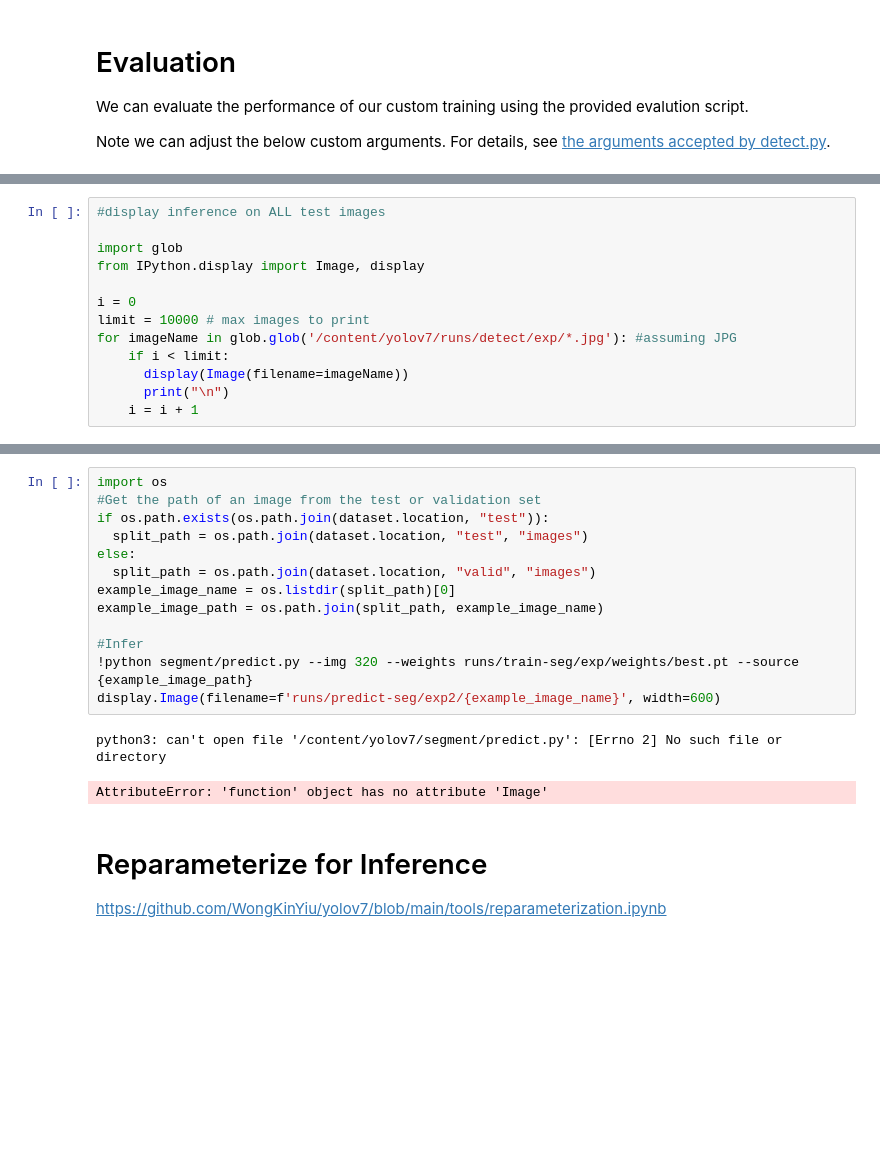
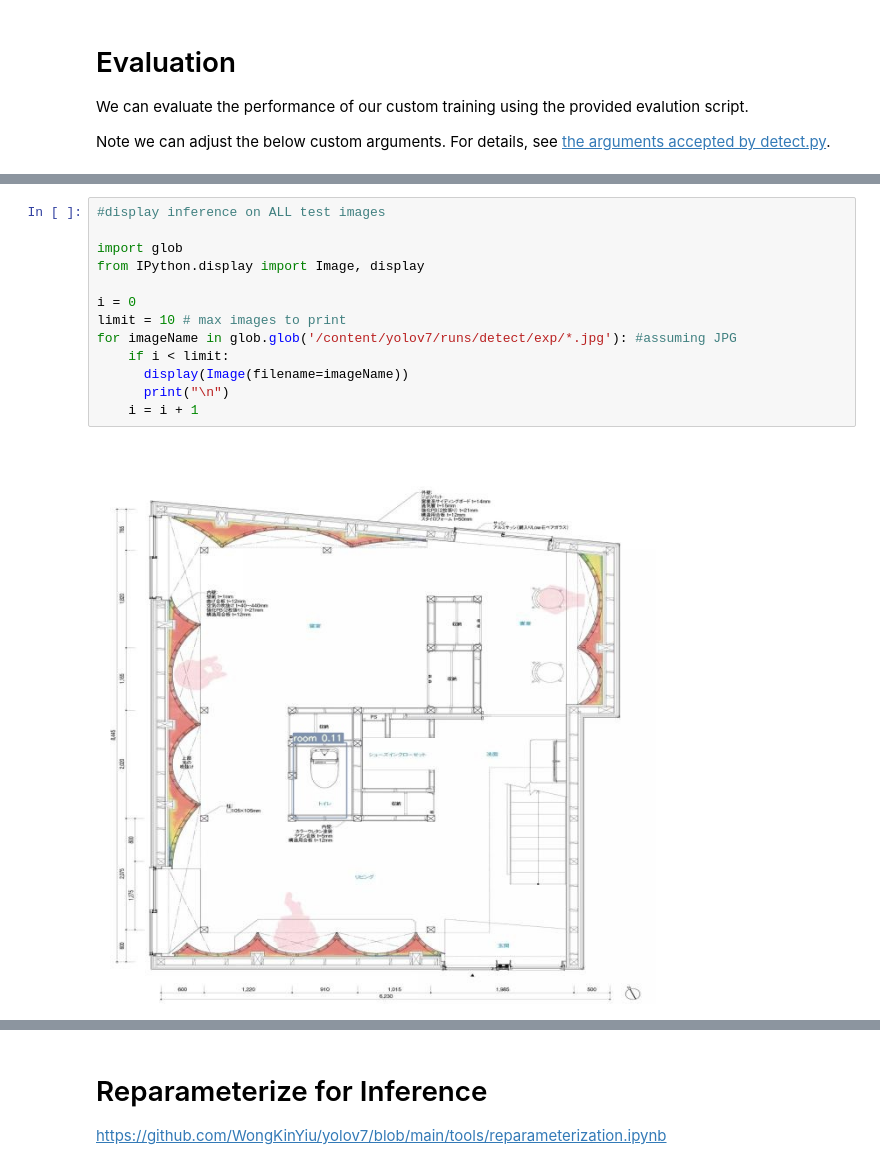
Before and after one commit to jkm243/TSOS, a Jupyter notebook: Training_YOLOv7_on_Custom_Data.ipynb, the cells around one changed output, grey strips where cells are left out. Drawn from its saved outputs; the diff is of its cells as text; blank space fills up the shorter version.

```diff
--- a/Training_YOLOv7_on_Custom_Data.ipynb
+++ b/Training_YOLOv7_on_Custom_Data.ipynb
@@ -168,13 +168,15 @@ FileNotFoundError: [Errno 2] No such file or directory: 'runs/train/exp/weights/
 # %%
 #display inference on ALL test images
 
 import glob
 from IPython.display import Image, display
 
 i = 0
-limit = 10000 # max images to print
+limit = 10 # max images to print
 for imageName in glob.glob('/content/yolov7/runs/detect/exp/*.jpg'): #assuming JPG
     if i < limit:
       display(Image(filename=imageName))
       print("\n")
     i = i + 1
+# %% [output]
+[figure, added]
@@ -181,19 +186,3 @@ for imageName in glob.glob('/content/yolov7/runs/detect/exp/*.jpg'): #assuming J
-# %%
-import os
-#Get the path of an image from the test or validation set
-if os.path.exists(os.path.join(dataset.location, "test")):
-  split_path = os.path.join(dataset.location, "test", "images")
-else:
-  split_path = os.path.join(dataset.location, "valid", "images")
-example_image_name = os.listdir(split_path)[0]
-example_image_path = os.path.join(split_path, example_image_name)
-
-#Infer
-!python segment/predict.py --img 320 --weights runs/train-seg/exp/weights/best.pt --source {example_image_path}
-display.Image(filename=f'runs/predict-seg/exp2/{example_image_name}', width=600)
-# %% [output]
-python3: can't open file '/content/yolov7/segment/predict.py': [Errno 2] No such file or directory
-AttributeError: 'function' object has no attribute 'Image'
 # %% [markdown]
 # Reparameterize for Inference
 
```
Also changed, not shown: parts of 5 cells of this notebook.
